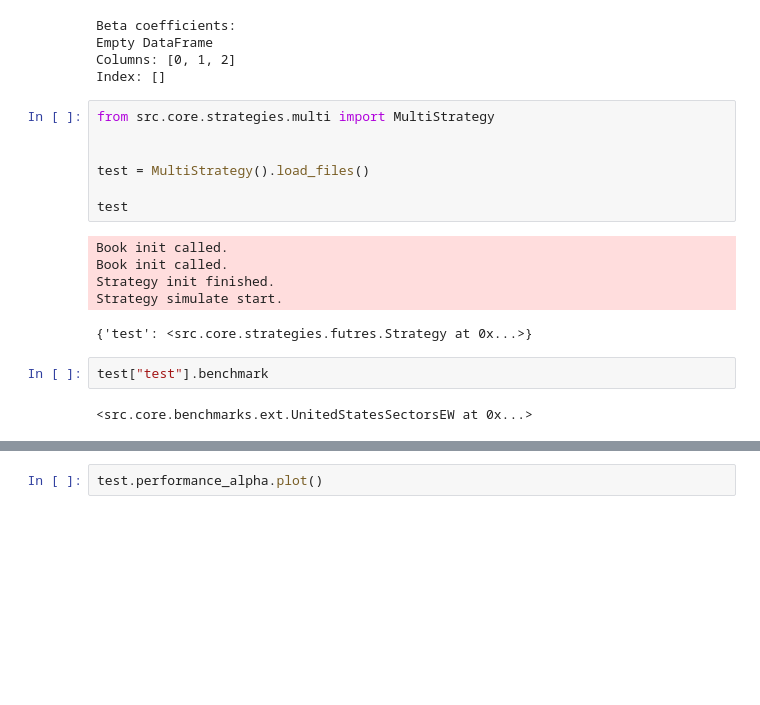
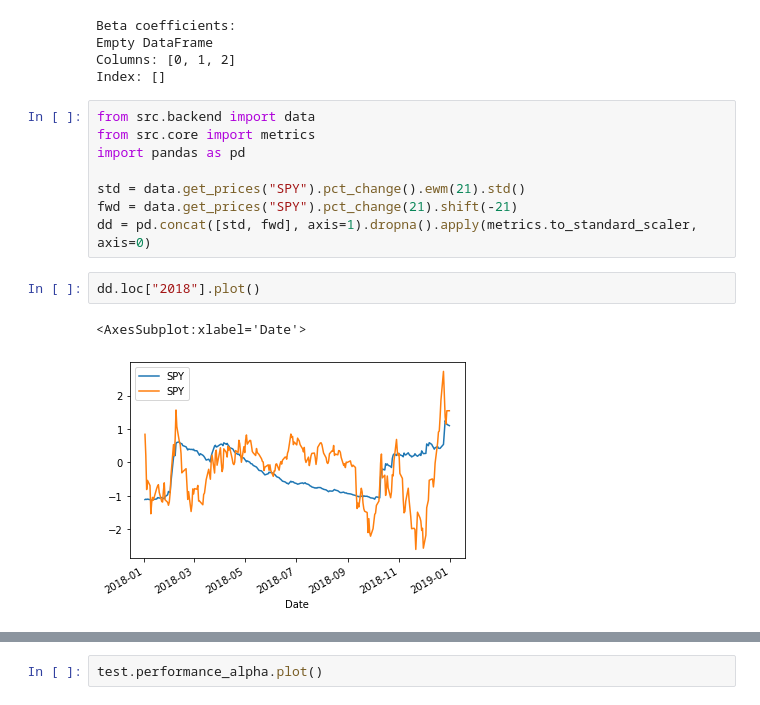
Before and after one commit to HTF1125/RobertLab, a Jupyter notebook: test.ipynb, the cells around one changed output, grey strips where cells are left out. Cells and saved outputs as stored; diff of their text form; blank space fills up the shorter version.

```diff
--- a/test.ipynb
+++ b/test.ipynb
@@ -49,20 +78,16 @@ Beta coefficients:
 Empty DataFrame
 Columns: [0, 1, 2]
 Index: []
-# %%
-from src.core.strategies.multi import MultiStrategy
-
-
-test = MultiStrategy().load_files()
-
-test
-# %% [output]
-Book init called.
-Book init called.
-Strategy init finished.
-Strategy simulate start.
-{'test': <src.core.strategies.futres.Strategy at 0x...>}
-# %%
-test["test"].benchmark
-# %% [output]
-<src.core.benchmarks.ext.UnitedStatesSectorsEW at 0x...>
+# %%
+from src.backend import data
+from src.core import metrics
+import pandas as pd
+
+std = data.get_prices("SPY").pct_change().ewm(21).std()
+fwd = data.get_prices("SPY").pct_change(21).shift(-21)
+dd = pd.concat([std, fwd], axis=1).dropna().apply(metrics.to_standard_scaler, axis=0)
+# %%
+dd.loc["2018"].plot()
+# %% [output]
+<AxesSubplot:xlabel='Date'>
+[figure, added]
```
Also changed, not shown: parts of 8 cells of this notebook, 17 other files.
